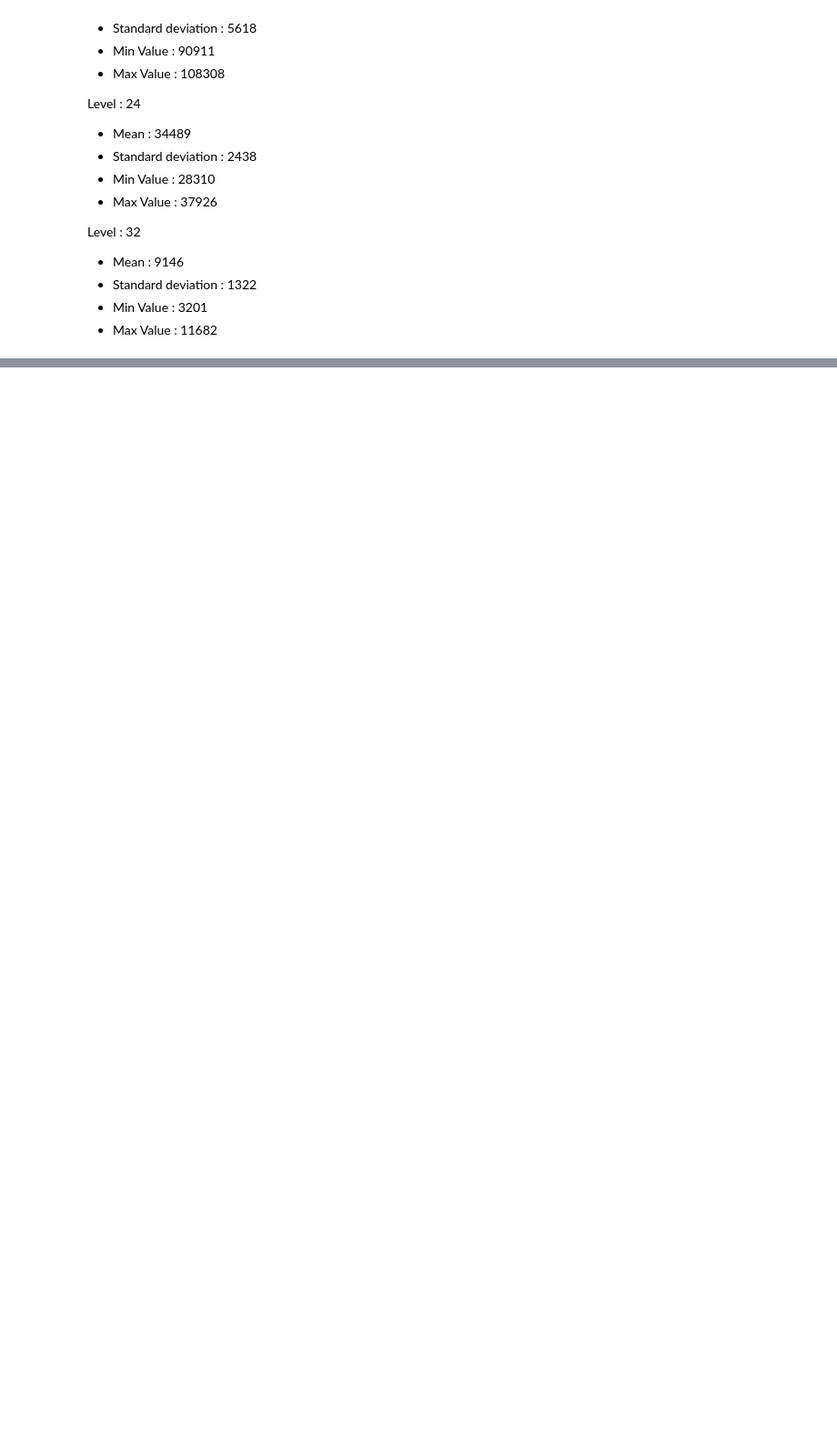
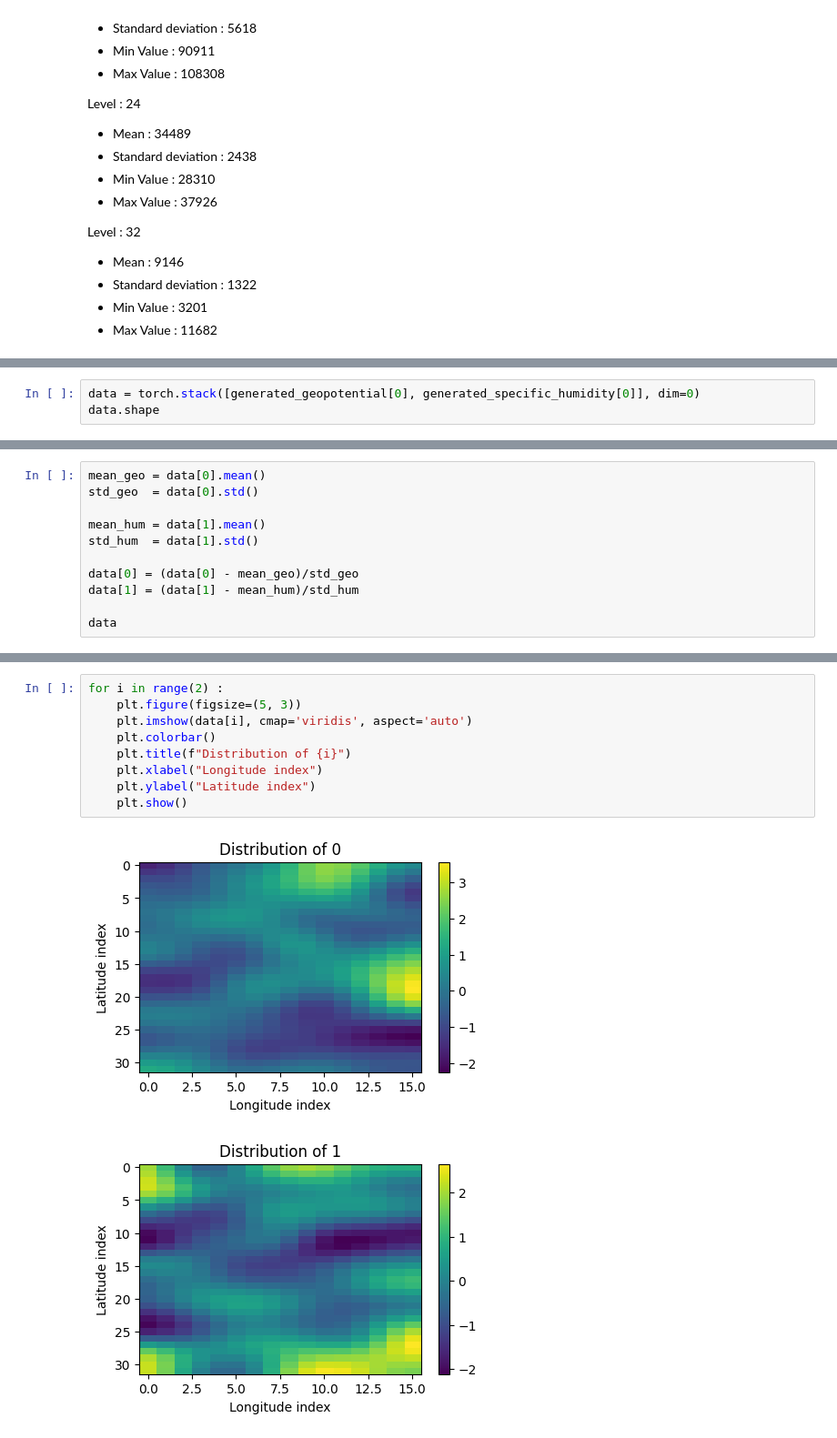
Before and after one commit to mylrcd/NeuralGCM, a Jupyter notebook: combinedModel/dataGeneration.ipynb, the cells around one changed output, grey strips where cells are left out. Shown: that part at 91% size. Drawn from its saved outputs; the diff is of its cells as text; blank space fills up the shorter version.

```diff
--- a/combinedModel/dataGeneration.ipynb
+++ b/combinedModel/dataGeneration.ipynb
@@ -102,0 +136,3 @@ plt.show()
+# %%
+data = torch.stack([generated_geopotential[0], generated_specific_humidity[0]], dim=0)
+data.shape
@@ -102,0 +143,11 @@ plt.show()
+# %%
+mean_geo = data[0].mean()
+std_geo  = data[0].std()
+
+mean_hum = data[1].mean()
+std_hum  = data[1].std()
+
+data[0] = (data[0] - mean_geo)/std_geo
+data[1] = (data[1] - mean_hum)/std_hum
+
+data
@@ -102,0 +170,12 @@ plt.show()
+# %%
+for i in range(2) :
+    plt.figure(figsize=(5, 3))
+    plt.imshow(data[i], cmap='viridis', aspect='auto')
+    plt.colorbar()
+    plt.title(f"Distribution of {i}")
+    plt.xlabel("Longitude index")
+    plt.ylabel("Latitude index")
+    plt.show()
+# %% [output]
+[figure, added]
+[figure, added]
```
Also changed, not shown: parts of 20 cells of this notebook, 1 other file.
